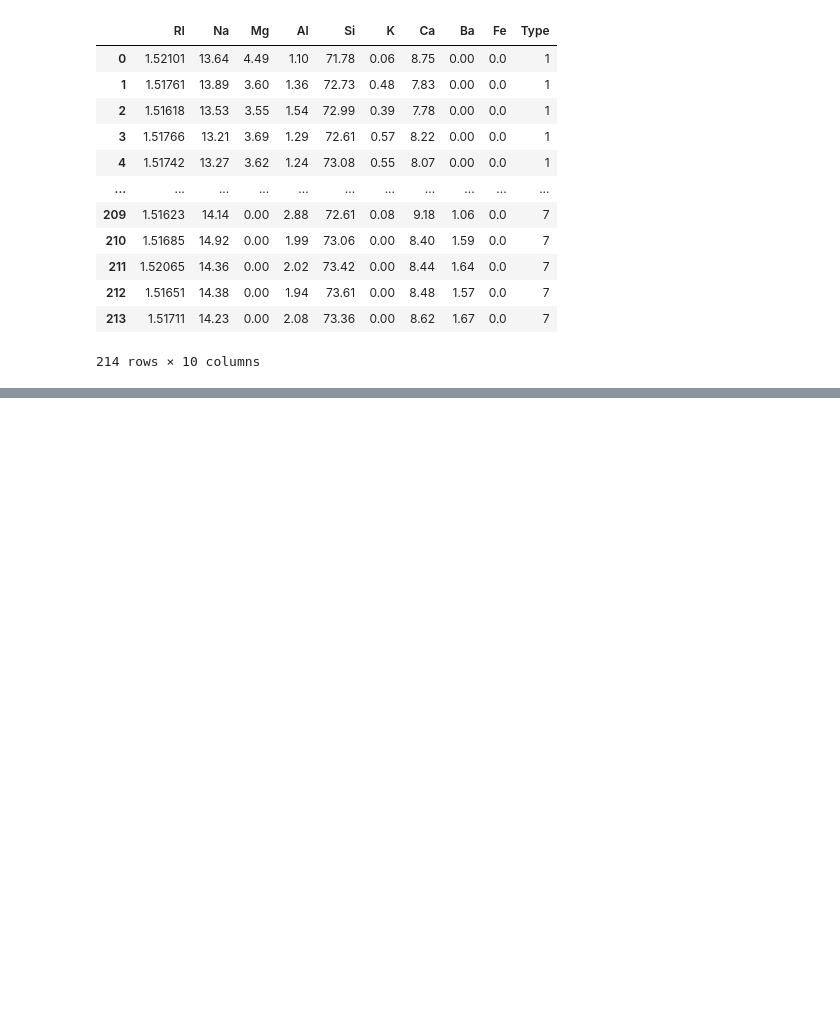
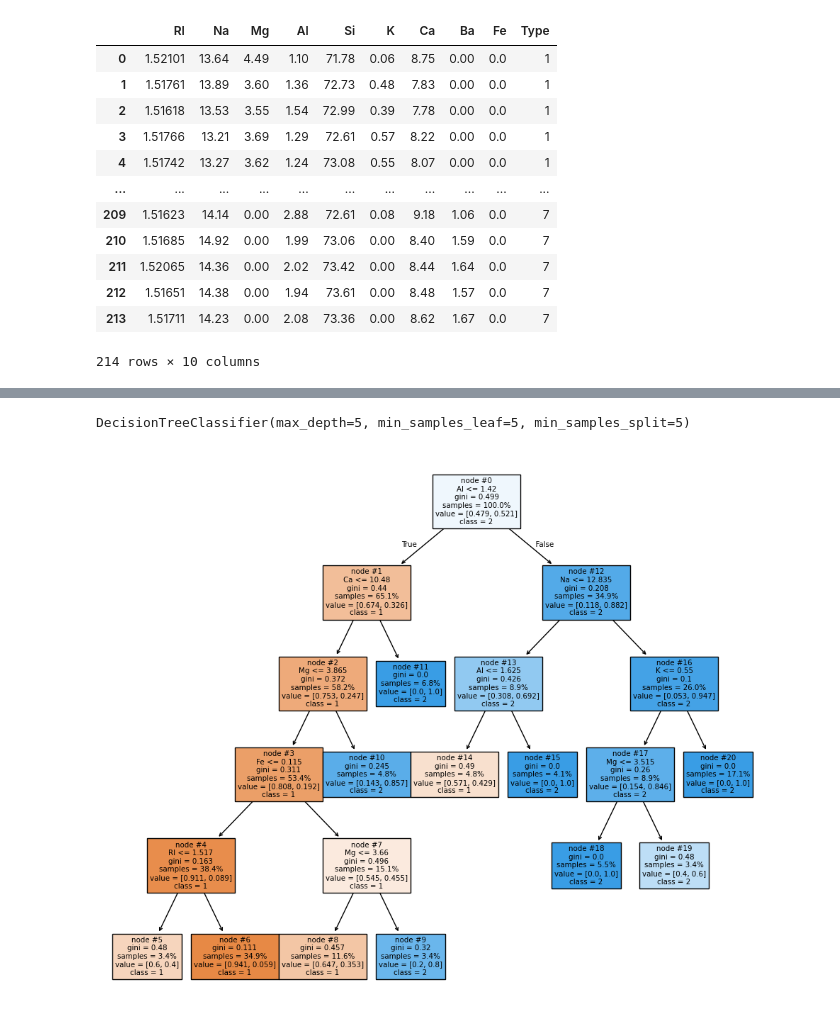
Before and after one commit to yam1227/kaggle_glass, a Jupyter notebook: test.ipynb, the cells around one changed output, grey strips where cells are left out. Drawn from its saved outputs; the diff is of its cells as text; code cells hidden in the pictures; blank space fills up the shorter version.

```diff
--- a/test.ipynb
+++ b/test.ipynb
@@ -24,0 +54,4 @@ df
+# %%
+# １，２のクラスに属するデータのみ抽出
+df = df[(df.Type == 1) | (df.Type == 2)]
+df
@@ -24,0 +72,29 @@ df
+# %%
+X = df.iloc[:,:-1]
+y = df.iloc[:,-1]
+# %%
+clf = tree.DecisionTreeClassifier(
+  criterion = 'gini',
+  splitter = 'best',
+  max_depth = 5,
+  min_samples_split = 5,
+  min_samples_leaf = 5,
+  random_state = None,
+
+)
+clf.fit(X, y)
+# %% [output]
+DecisionTreeClassifier(max_depth=5, min_samples_leaf=5, min_samples_split=5)
+# %%
+plt.figure(figsize=(12, 10))
+tree.plot_tree(
+  clf,
+  feature_names=X.columns,
+  class_names=['1', '2'],
+  # label='none',
+  filled=True,
+  proportion=True,
+  node_ids = True)
+plt.show()
+# %% [output]
+[figure, added]
```
Also changed, not shown: parts of 5 cells of this notebook, 1 other file.
